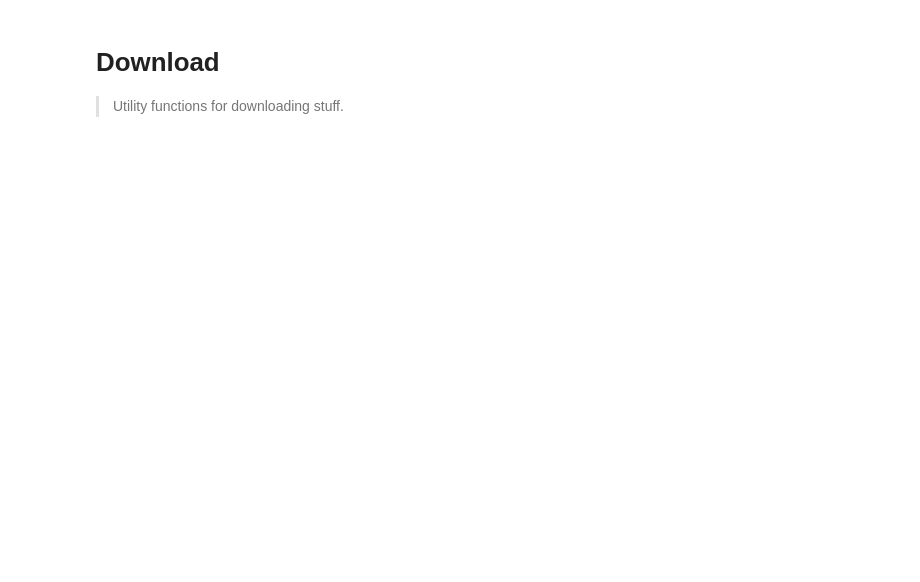
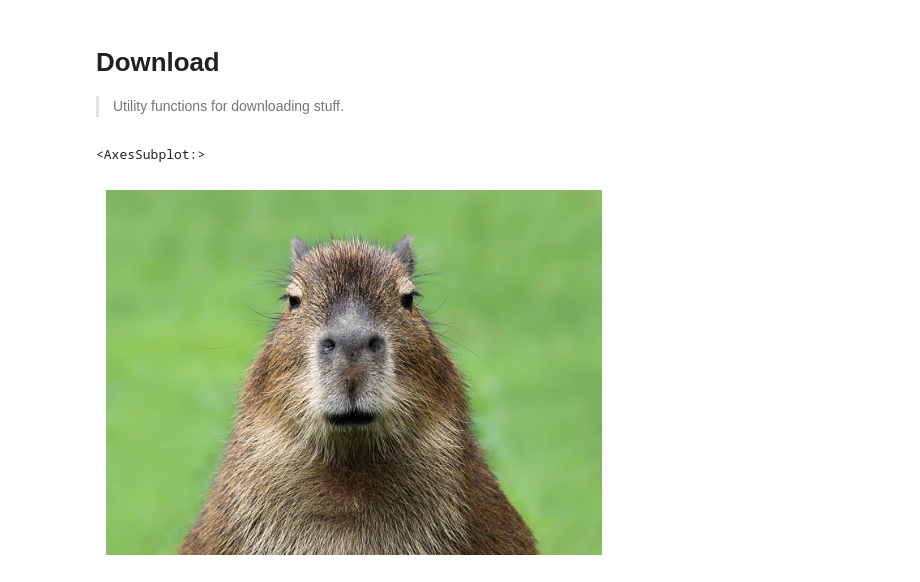
Before and after one commit to lgvaz/polvo, a Jupyter notebook: nbs/01m_utils.download.ipynb, the cells around one changed output. Drawn from its saved outputs; the diff is of its cells as text; code cells hidden in the pictures; blank space fills up the shorter version.

Commit message:
implements open_image_url

```diff
--- a/nbs/01m_utils.download.ipynb
+++ b/nbs/01m_utils.download.ipynb
@@ -49,6 +49,18 @@ def download_and_extract_gdrive(url, extract_dir):
 
     filename = download_gdrive(url=url)
     import shutil; shutil.unpack_archive(filename=filename, extract_dir=str(extract_dir))
+# %%
+#|export
+@delegates(pv.open_image)
+def open_image_url(url, **kwargs):
+    path = pv.download(url, pv.mkdir('images', tmp=True, exist_ok=True))
+    return pv.open_image(path, **kwargs)
+# %%
+img = open_image_url('https://media.istockphoto.com/id/177228186/pt/foto/jovem-capivara.jpg?s=612x612&w=0&k=20&c=HIaHC5JhfE3zobczCLIEY6bdy2NdOLq0sskZkuXsM9w=')
+pv.show_image(img)
+# %% [output]
+<AxesSubplot:>
+[figure, added]
 # %%
 #|hide
 from nbdev import nbdev_export
```
Also changed, not shown: 2 other files.
